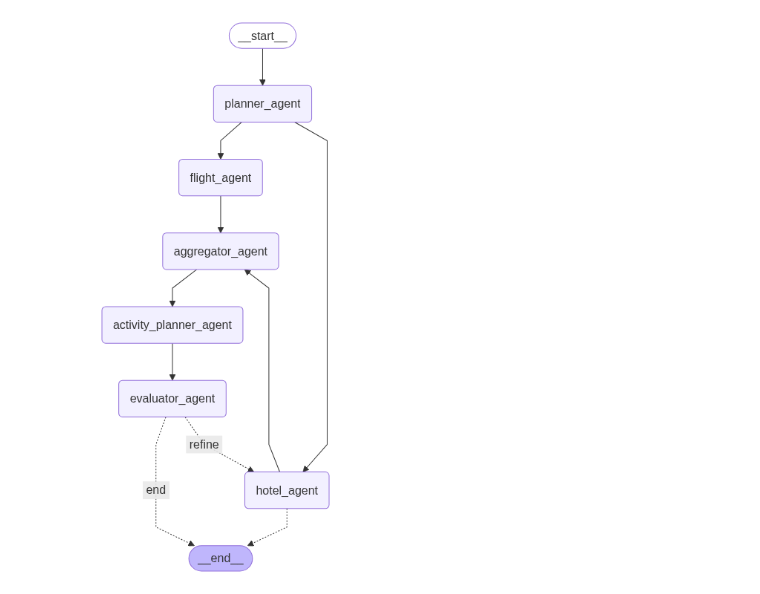
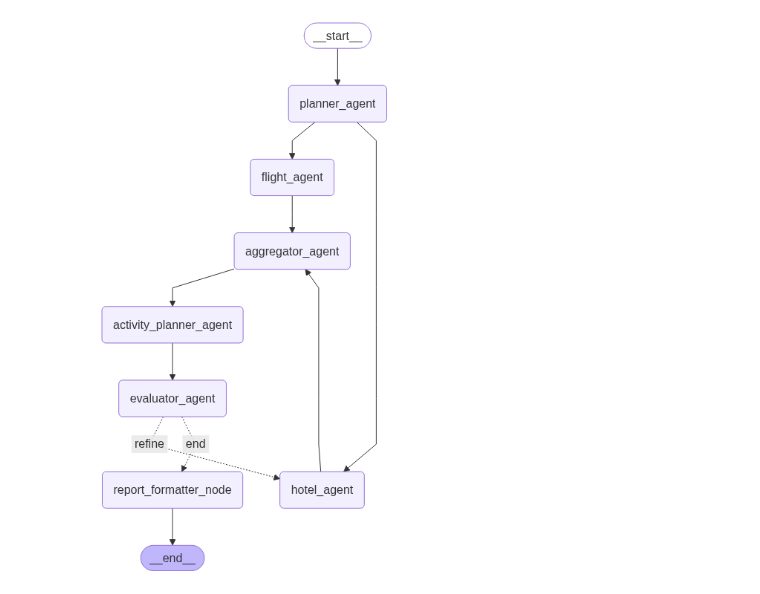
Before and after one commit to berkyalkn/AI-travel-agent, a Jupyter notebook: travel_agent.ipynb, the cells around one changed output. Drawn from its saved outputs; the diff is of its cells as text; code cells hidden in the pictures.

```diff
--- a/travel_agent.ipynb
+++ b/travel_agent.ipynb
@@ -137,6 +139,7 @@ class TripState(TypedDict):
     final_itinerary: Optional[Itinerary]
     evaluation_result: Optional[EvaluationResult]
     refinement_count: int
+    markdown_report: Optional[str]
 # %%
 def planner_agent(state: TripState) -> dict:
     """
@@ -290,35 +353,38 @@ workflow.add_node("planner_agent", planner_agent)
 workflow.add_node("flight_agent", flight_agent)
 workflow.add_node("hotel_agent", hotel_agent)
 workflow.add_node("aggregator_agent", aggregator_agent)
 workflow.add_node("activity_planner_agent", activity_planner_agent)
 workflow.add_node("evaluator_agent", evaluator_agent)
+workflow.add_node("report_formatter_node", report_formatter_node)
 
 
 workflow.add_edge(START, "planner_agent")
 
 workflow.add_edge("planner_agent", "flight_agent")
 workflow.add_edge("planner_agent", "hotel_agent")
 
 workflow.add_edge(["flight_agent", "hotel_agent"], "aggregator_agent")
 
 workflow.add_edge("aggregator_agent", "activity_planner_agent")
 workflow.add_edge("activity_planner_agent", "evaluator_agent")
 
 workflow.add_conditional_edges(
     "evaluator_agent",
     should_refine_or_end,
     {
         "refine": "hotel_agent",
-        "end": END
+        "end": "report_formatter_node"
     }
 )
+
+workflow.add_edge("report_formatter_node", END)
 
 
 app = workflow.compile()
 
 display(Image(app.get_graph().draw_mermaid_png()))
 # %% [output]
-[figure, old version]
+[figure, new version]
 # %%
 user_query = "I want to plan a 5-day trip to Rome for me and my girlfriend. We are interested in history and food, and my budget is around 2200 euros."
 initial_state = {"user_request": user_query}
```
Also changed, not shown: parts of 3 cells of this notebook.
